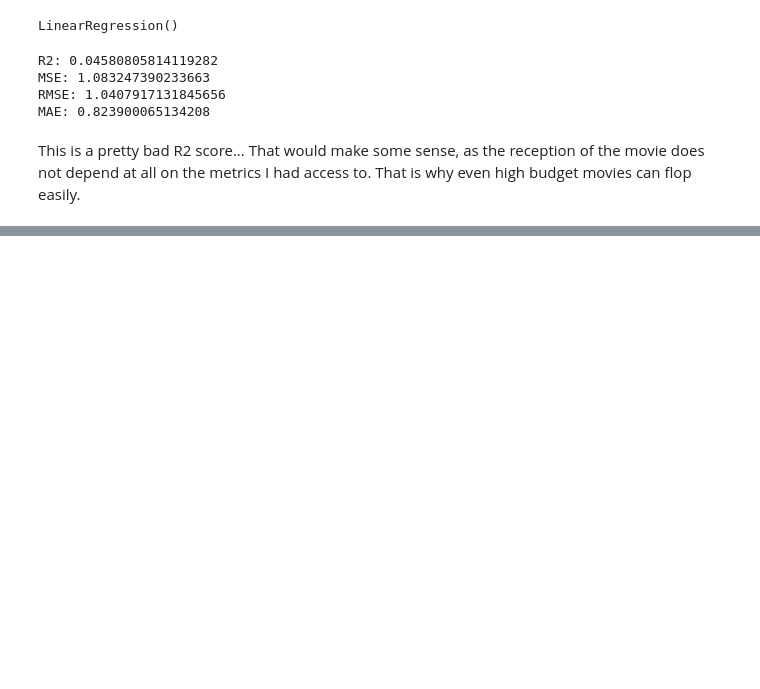
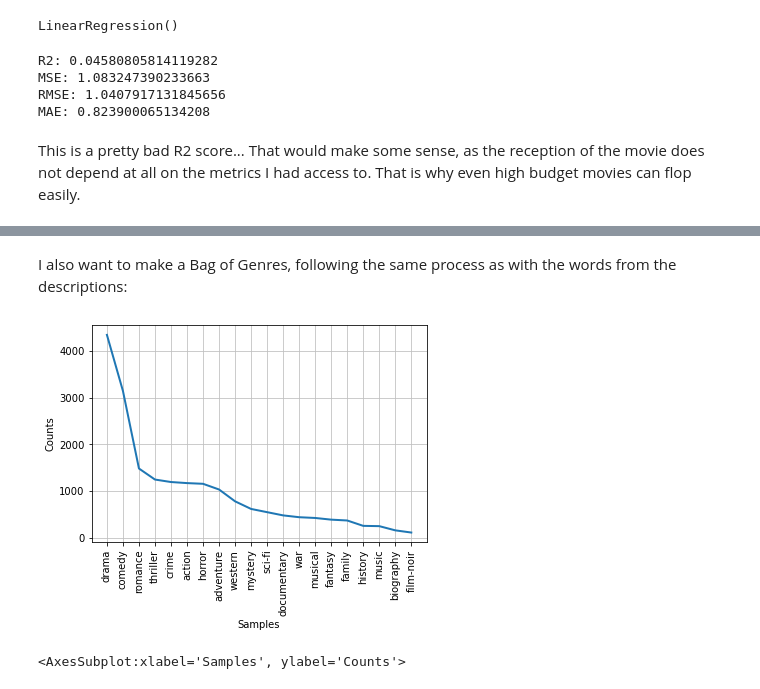
Before and after one commit to cargide/nlp_movie_project, a Jupyter notebook: 5-models.ipynb, the cells around one changed output, grey strips where cells are left out. Drawn from its saved outputs; the diff is of its cells as text; code cells hidden in the pictures; blank space fills up the shorter version.

```diff
--- a/5-models.ipynb
+++ b/5-models.ipynb
@@ -219,0 +156,19 @@ That would make some sense, as the reception of the movie does not depend at all
+# %%
+data_tokenized = pd.read_csv('data\data_tokenized.csv')
+# %%
+target_token = data_tokenized['rating']
+data_tokenized = data_tokenized.drop('rating', axis=1)
+data_tokenized = data_tokenized.drop(['tconst', 'primaryTitle', 'startYear', 'description', 'tokens'], axis=1)
+# %% [markdown]
+I also want to make a Bag of Genres, following the same process as with the words from the descriptions:
+# %%
+token_list = data_tokenized['genres'].tolist()
+genre_list = []
+regx  = '''[\[\]\"\']'''
+
+import re
+
+for token in token_list:
+    token = re.sub(regx,'',token)
+    list = token.split(', ')
+    genre_list = genre_list + list
@@ -219,0 +177,7 @@ That would make some sense, as the reception of the movie does not depend at all
+# %%
+fd = FreqDist(genre_list)
+
+fd.plot(20, cumulative=False)
+# %% [output]
+[figure, added]
+<AxesSubplot:xlabel='Samples', ylabel='Counts'>
```
Also changed, not shown: parts of 29 cells of this notebook.
